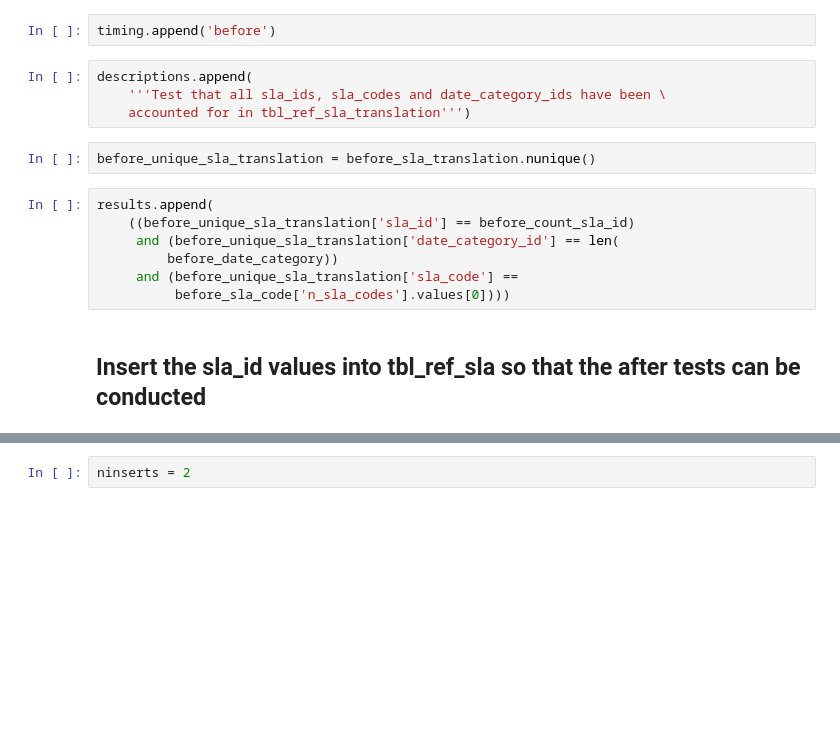
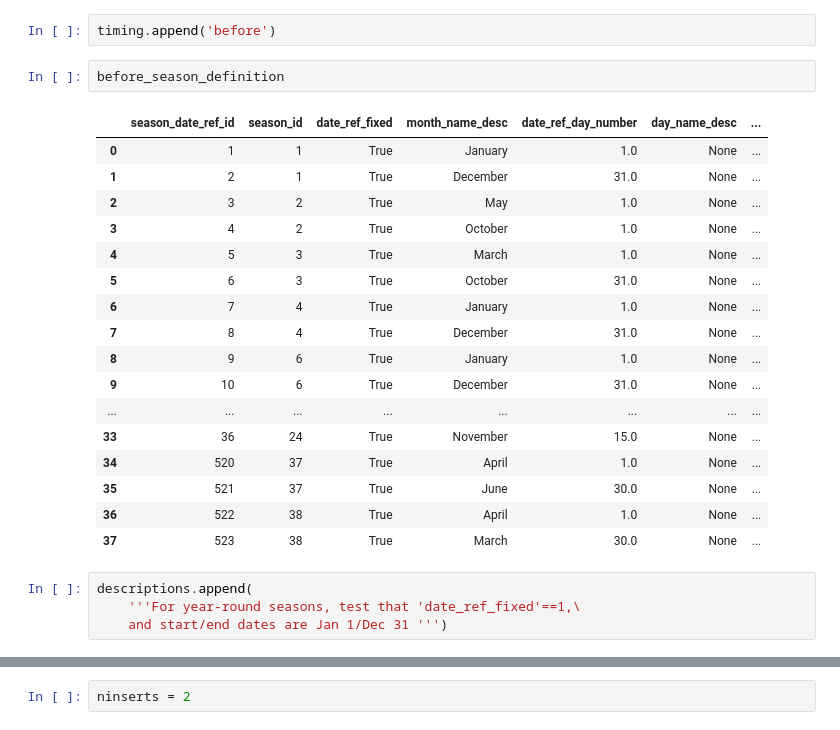
Before and after one commit to NYC-Parks/SLADB, a Jupyter notebook: testing/test_sla_seaon_changes.ipynb, the cells around one changed output, grey strips where cells are left out. Cells and saved outputs as stored; diff of their text form; blank space fills up the shorter version.

```diff
--- a/testing/test_sla_seaon_changes.ipynb
+++ b/testing/test_sla_seaon_changes.ipynb
@@ -137,18 +165,27 @@ results.append(len(before_sla_translation) == len(before_sla_translation_nodup))
 ### Sixth before test
 # %%
 timing.append('before')
-# %%
-descriptions.append(
-    '''Test that all sla_ids, sla_codes and date_category_ids have been \
-    accounted for in tbl_ref_sla_translation''')
-# %%
-before_unique_sla_translation = before_sla_translation.nunique()
-# %%
-results.append(
-    ((before_unique_sla_translation['sla_id'] == before_count_sla_id)
-     and (before_unique_sla_translation['date_category_id'] == len(
-         before_date_category))
-     and (before_unique_sla_translation['sla_code'] ==
-          before_sla_code['n_sla_codes'].values[0])))
-# %% [markdown]
-## Insert the sla_id values into tbl_ref_sla so that the after tests can be conducted
+# %%
+before_season_definition
+# %% [output]
+|  | season_date_ref_id | season_id | date_ref_fixed | month_name_desc | date_ref_day_number | day_name_desc | ... |
+| 0 | 1 | 1 | True | January | 1.0 | None | ... |
+| 1 | 2 | 1 | True | December | 31.0 | None | ... |
+| 2 | 3 | 2 | True | May | 1.0 | None | ... |
+| 3 | 4 | 2 | True | October | 1.0 | None | ... |
+| 4 | 5 | 3 | True | March | 1.0 | None | ... |
+| 5 | 6 | 3 | True | October | 31.0 | None | ... |
+| 6 | 7 | 4 | True | January | 1.0 | None | ... |
+| 7 | 8 | 4 | True | December | 31.0 | None | ... |
+| 8 | 9 | 6 | True | January | 1.0 | None | ... |
+| 9 | 10 | 6 | True | December | 31.0 | None | ... |
+| ... | ... | ... | ... | ... | ... | ... | ... |
+| 33 | 36 | 24 | True | November | 15.0 | None | ... |
+| 34 | 520 | 37 | True | April | 1.0 | None | ... |
+| 35 | 521 | 37 | True | June | 30.0 | None | ... |
+| 36 | 522 | 38 | True | April | 1.0 | None | ... |
+| 37 | 523 | 38 | True | March | 30.0 | None | ... |
+# %%
+descriptions.append(
+    '''For year-round seasons, test that 'date_ref_fixed'==1,\
+    and start/end dates are Jan 1/Dec 31 ''')
```
Also changed, not shown: parts of 116 cells of this notebook, 1 other file.
